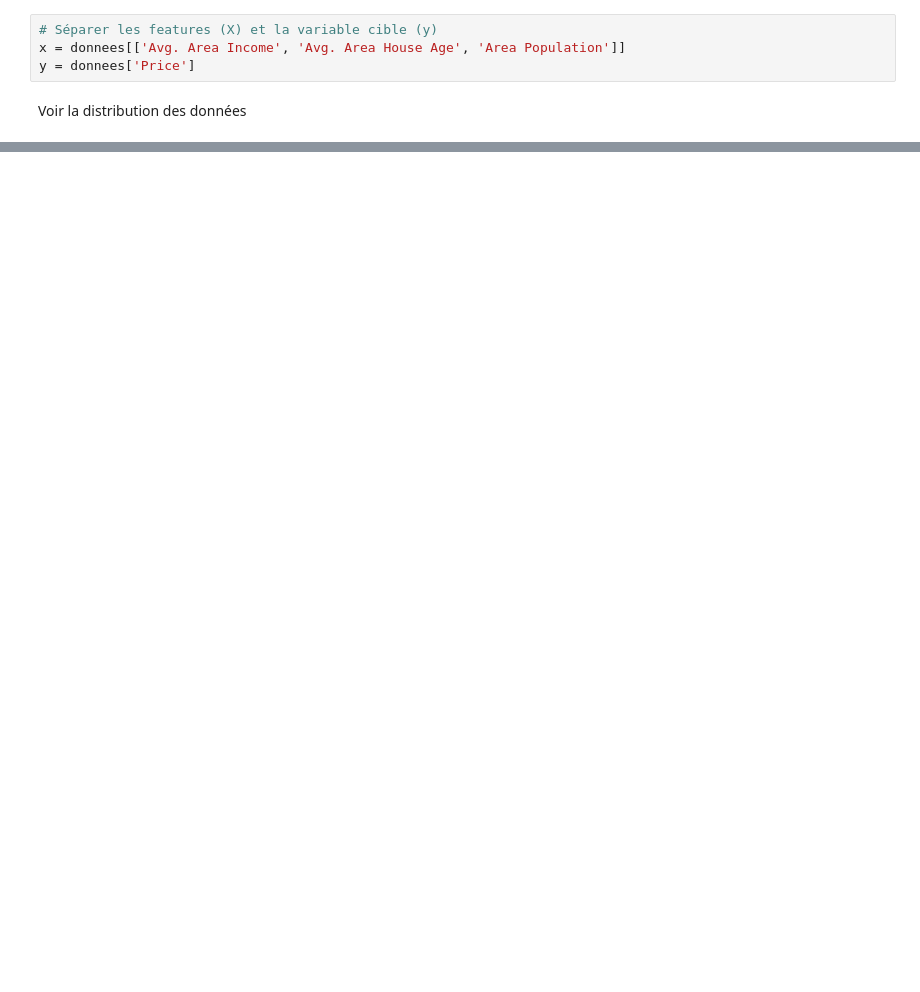
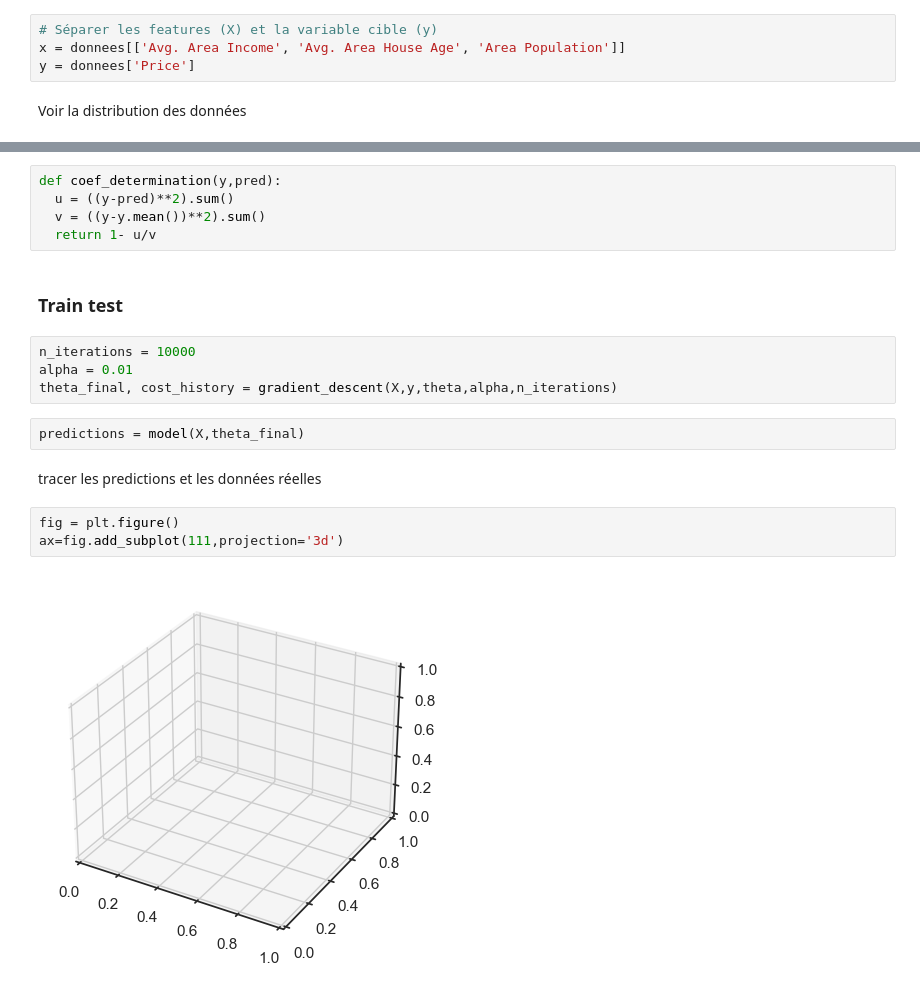
Before and after one commit to BatataNatna/Merad-Khedoudja-Rym-Projet-House-Pricing-MLA, a Jupyter notebook: House_prediction.ipynb, the cells around one changed output, grey strips where cells are left out. Cells and saved outputs as stored; diff of their text form; blank space fills up the shorter version.

```diff
--- a/House_prediction.ipynb
+++ b/House_prediction.ipynb
@@ -83,0 +150,20 @@ plt.show()
+# %%
+def coef_determination(y,pred):
+  u = ((y-pred)**2).sum()
+  v = ((y-y.mean())**2).sum()
+  return 1- u/v
+# %% [markdown]
+### Train test
+# %%
+n_iterations = 10000
+alpha = 0.01
+theta_final, cost_history = gradient_descent(X,y,theta,alpha,n_iterations)
+# %%
+predictions = model(X,theta_final)
+# %% [markdown]
+tracer les predictions et les données réelles
+# %%
+fig = plt.figure()
+ax=fig.add_subplot(111,projection='3d')
+# %% [output]
+[figure, added]
```
Also changed, not shown: parts of 22 cells of this notebook.
